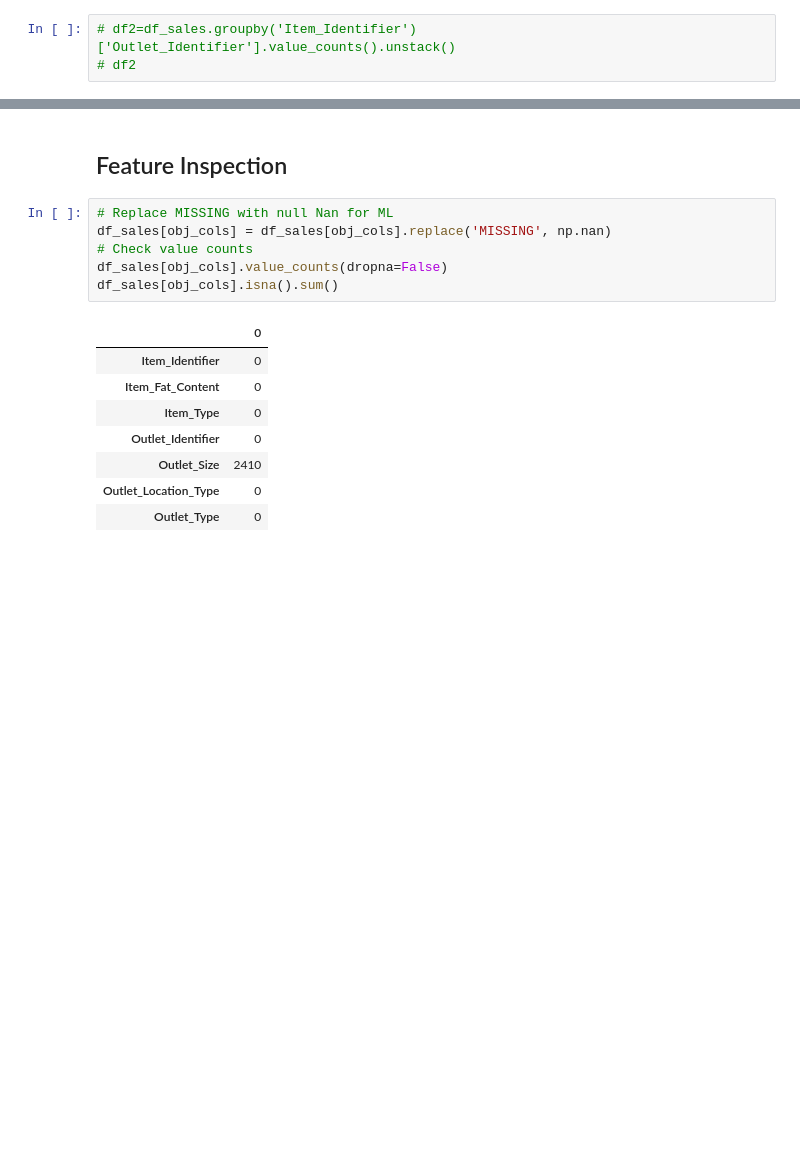
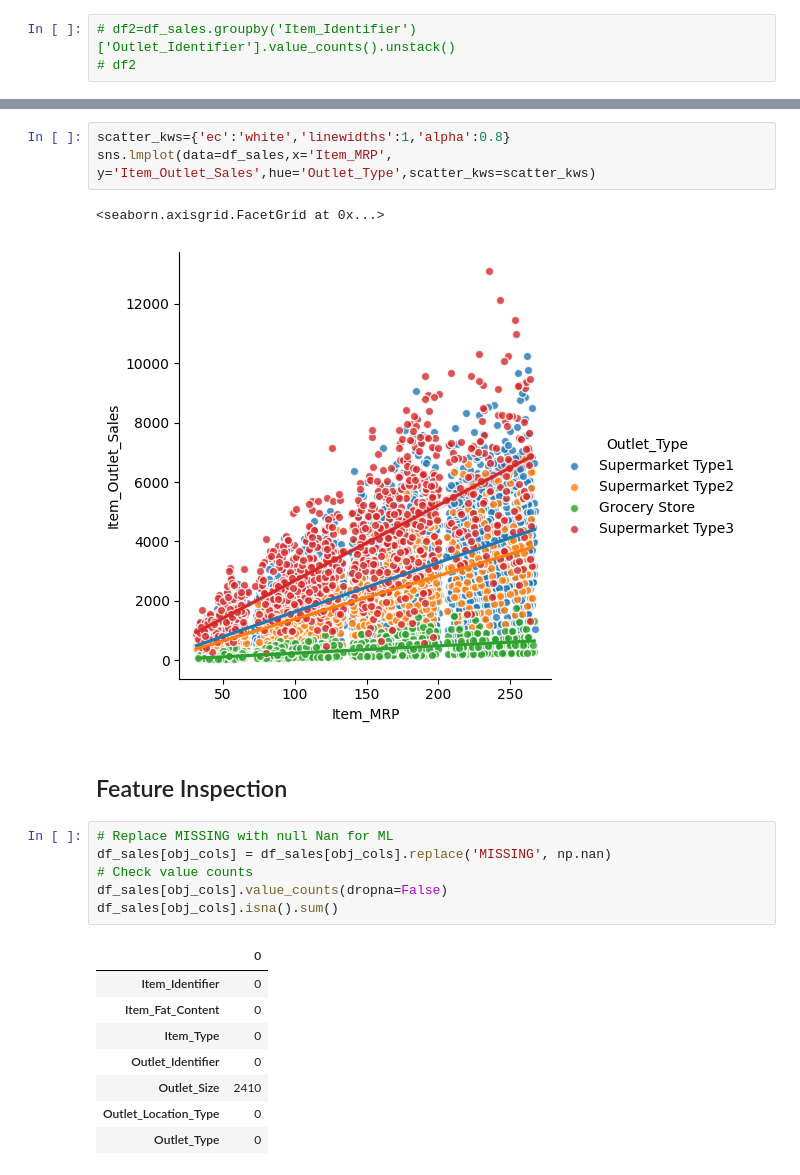
Before and after one commit to mohammadmasqala/Prediction-of-Product-Sale, a Jupyter notebook: Prediction_of_Product_Sale.ipynb, the cells around one changed output, grey strips where cells are left out. Saved outputs shown, nothing was run; the diff lists cells and outputs as text; blank space fills up the shorter version.

```diff
--- a/Prediction_of_Product_Sale.ipynb
+++ b/Prediction_of_Product_Sale.ipynb
@@ -336,3 +369,9 @@ Text(0.5, 1.0, 'Comparing the Outlets sales')
+# %%
+scatter_kws={'ec':'white','linewidths':1,'alpha':0.8}
+sns.lmplot(data=df_sales,x='Item_MRP', y='Item_Outlet_Sales',hue='Outlet_Type',scatter_kws=scatter_kws)
+# %% [output]
+<seaborn.axisgrid.FacetGrid at 0x...>
+[figure, added]
 # %% [markdown]
 ## Feature Inspection
 # %%
```
Also changed, not shown: parts of 9 cells of this notebook.
